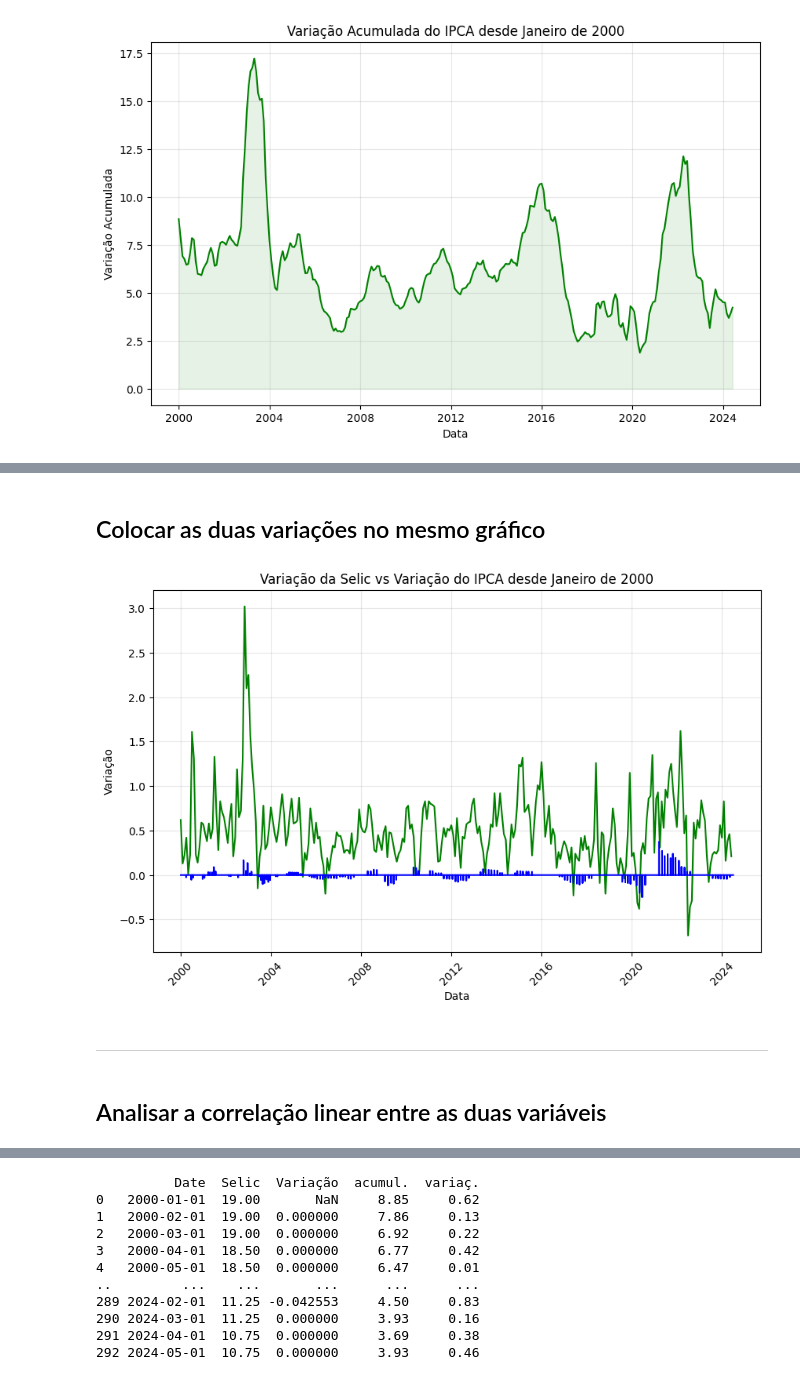
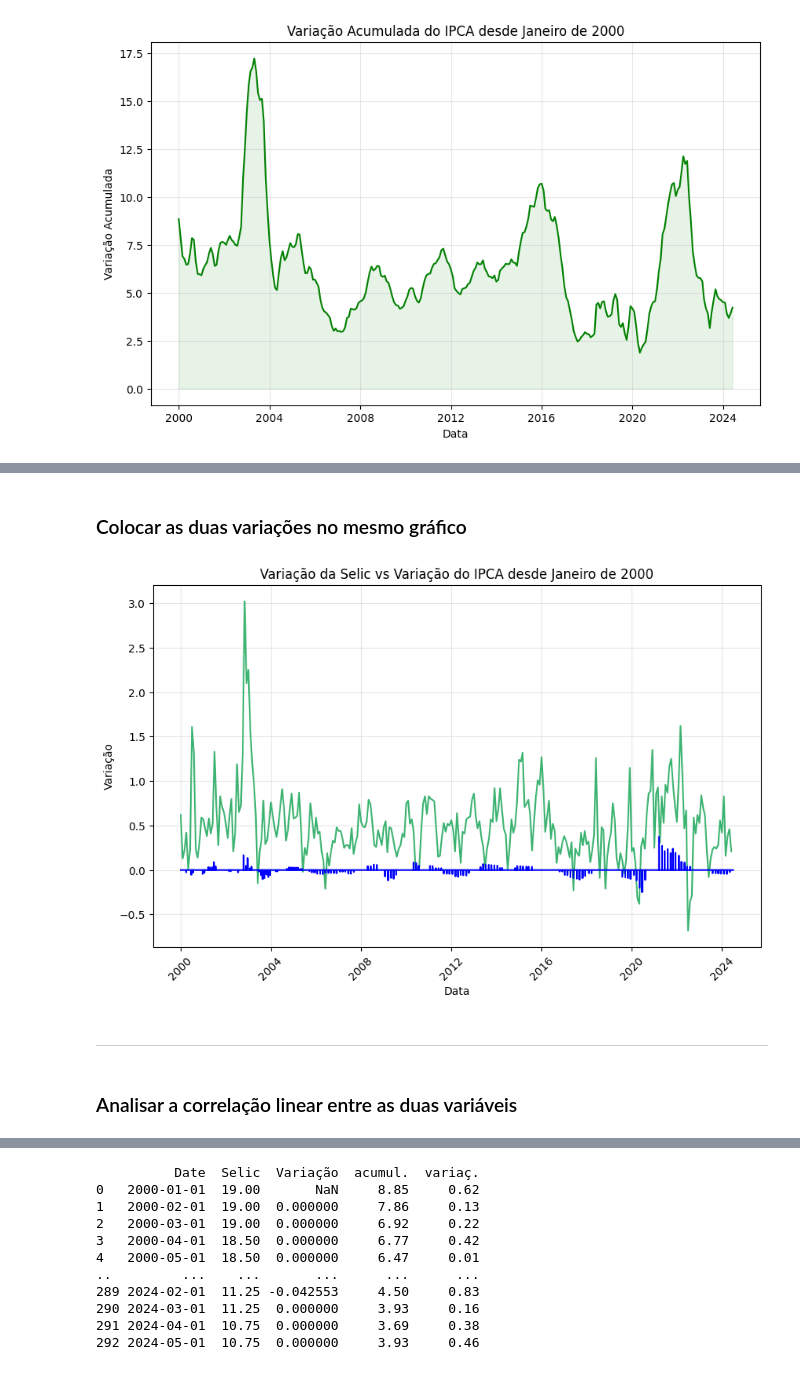
Before and after one commit to jlcamelo2350/Dados-e-automacao, a Jupyter notebook: Análise da Correlação Selic vs. IPCA/Projeto_Selicvs_Inflação.ipynb, the cells around one changed output, grey strips where cells are left out. Drawn from its saved outputs; the diff is of its cells as text; code cells hidden in the pictures.

```diff
--- a/Análise da Correlação Selic vs. IPCA/Projeto_Selicvs_Inflação.ipynb
+++ b/Análise da Correlação Selic vs. IPCA/Projeto_Selicvs_Inflação.ipynb
@@ -295,24 +309,24 @@ plt.show()
 # %% [markdown]
-## Colocar as duas variações no mesmo gráfico
+### Colocar as duas variações no mesmo gráfico
 # %%
 #vou visualizar o gráfico da variação da selic com a variação da inflação
 plt.figure(figsize=(10, 6))
-sns.lineplot(data=dados_filtrados, x='Date', y='variaç.', color = 'green')
+sns.lineplot(data=dados_filtrados, x='Date', y='variaç.', color = 'mediumseagreen')
 sns.lineplot(data=selic, x='Date', y='Variação', color = 'blue')
 plt.title('Variação da Selic vs Variação do IPCA desde Janeiro de 2000')
 plt.xlabel('Data')
 plt.ylabel('Variação')
 plt.xticks(rotation=45)
 plt.grid(True, alpha = 0.3)
 plt.show()
 # %% [output]
-[figure, old version]
+[figure, new version]
 # %% [markdown]
 
 
 ---
 # %% [markdown]
-## Analisar a correlação linear entre as duas variáveis
+### Analisar a correlação linear entre as duas variáveis
 # %%
 #correlação entre a taxa selic e variação do ipca
 corr0 = selic['Selic'].corr(dados_filtrados['variaç.'])
```
Also changed, not shown: parts of 63 cells of this notebook.
